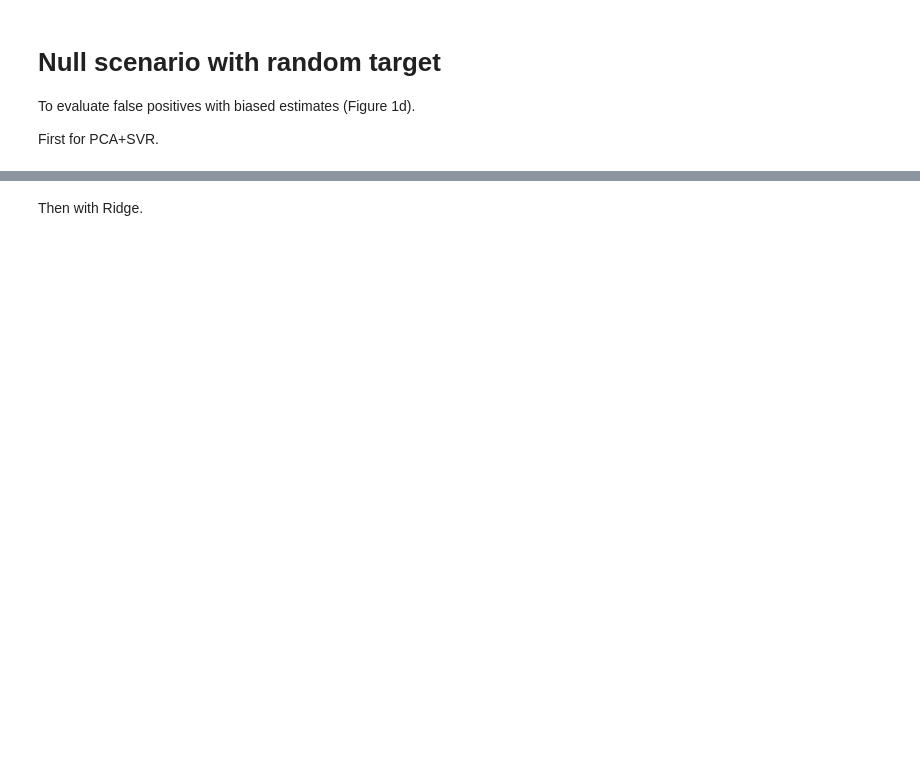
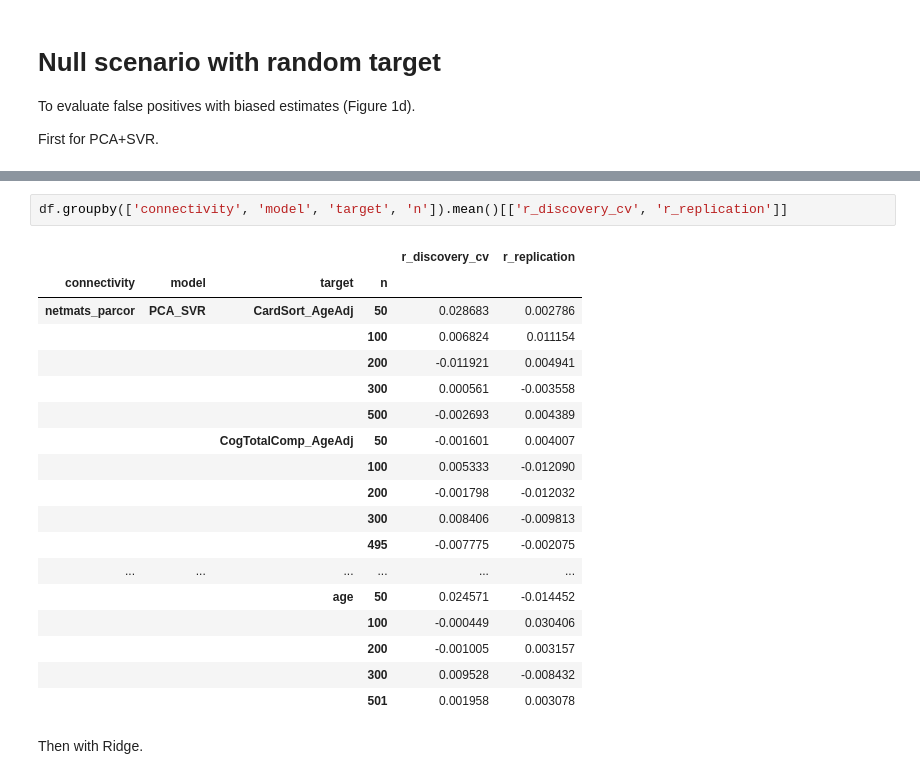
Before and after one commit to spisakt/BWAS_comment, a Jupyter notebook: multivariate_BWAS_replicability_analysis_FC.ipynb, the cells around one changed output, grey strips where cells are left out. Cells and saved outputs as stored; diff of their text form; blank space fills up the shorter version.

```diff
--- a/multivariate_BWAS_replicability_analysis_FC.ipynb
+++ b/multivariate_BWAS_replicability_analysis_FC.ipynb
@@ -761,3 +435,24 @@ Wall time: 3h 17min 18s
+# %%
+df.groupby(['connectivity', 'model', 'target', 'n']).mean()[['r_discovery_cv', 'r_replication']]
+# %% [output]
+|  |  |  |  | r_discovery_cv | r_replication |
+| connectivity | model | target | n |  |  |
+| netmats_parcor | PCA_SVR | CardSort_AgeAdj | 50 | 0.028683 | 0.002786 |
+|  |  |  | 100 | 0.006824 | 0.011154 |
+|  |  |  | 200 | -0.011921 | 0.004941 |
+|  |  |  | 300 | 0.000561 | -0.003558 |
+|  |  |  | 500 | -0.002693 | 0.004389 |
+|  |  | CogTotalComp_AgeAdj | 50 | -0.001601 | 0.004007 |
+|  |  |  | 100 | 0.005333 | -0.012090 |
+|  |  |  | 200 | -0.001798 | -0.012032 |
+|  |  |  | 300 | 0.008406 | -0.009813 |
+|  |  |  | 495 | -0.007775 | -0.002075 |
+| ... | ... | ... | ... | ... | ... |
+|  |  | age | 50 | 0.024571 | -0.014452 |
+|  |  |  | 100 | -0.000449 | 0.030406 |
+|  |  |  | 200 | -0.001005 | 0.003157 |
+|  |  |  | 300 | 0.009528 | -0.008432 |
+|  |  |  | 501 | 0.001958 | 0.003078 |
 # %% [markdown]
 Then with Ridge.
 # %%
```
Also changed, not shown: parts of 6 cells of this notebook, 3 other files.
